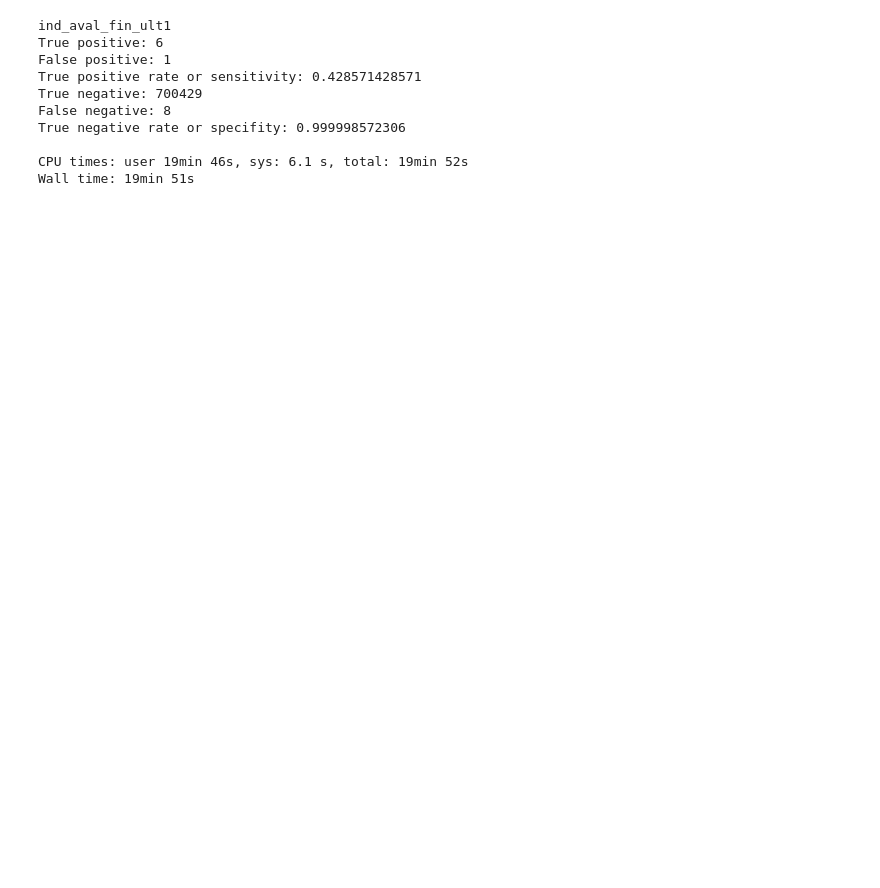
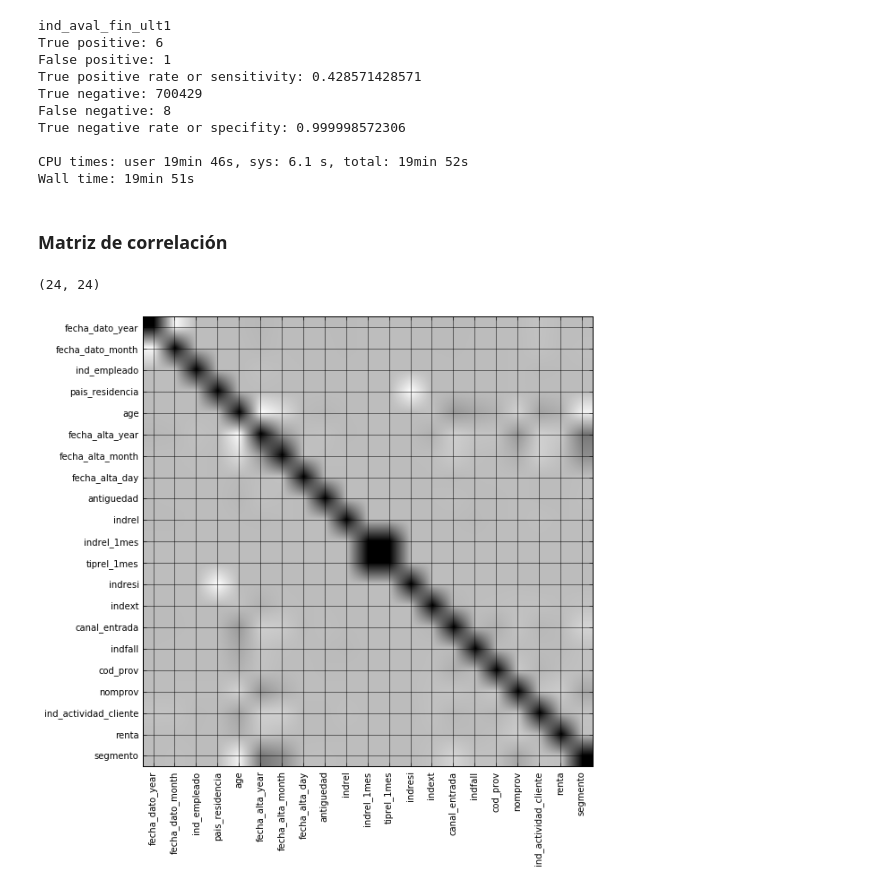
Before and after one commit to sergioml/degree_project, a Jupyter notebook: keep_working_part3.ipynb, the cells around one changed output. Cells and saved outputs as stored; diff of their text form; code cells hidden in the pictures; blank space fills up the shorter version.

Commit message:
Se añadieron los resultados de las métricas propuestas y la matriz de correlación en el notebook

```diff
--- a/keep_working_part3.ipynb
+++ b/keep_working_part3.ipynb
@@ -86,3 +86,20 @@ True negative rate or specifity: 0.999998572306
 
 CPU times: user 19min 46s, sys: 6.1 s, total: 19min 52s
 Wall time: 19min 51s
+# %% [markdown]
+### Matriz de correlación
+# %%
+corr = df_copy.drop(['fecha_dato', 'fecha_alta', 'ncodpers'], axis=1).corr()
+corr.shape
+# %% [output]
+(24, 24)
+# %%
+corr_mat = corr.dropna(how='all', axis=1).dropna(how='all', axis=0).as_matrix()
+# %%
+plt.figure(figsize=(9,9))
+plt.imshow(corr_mat, cmap=plt.cm.Greys)
+plt.yticks(range(len(corr_mat)), corr.columns)
+plt.xticks(range(len(corr_mat)), corr.columns, rotation='vertical');
+plt.grid(linestyle='-')
+# %% [output]
+[figure, added]
```
Also changed, not shown: parts of 2 cells of this notebook, 1 other file.
